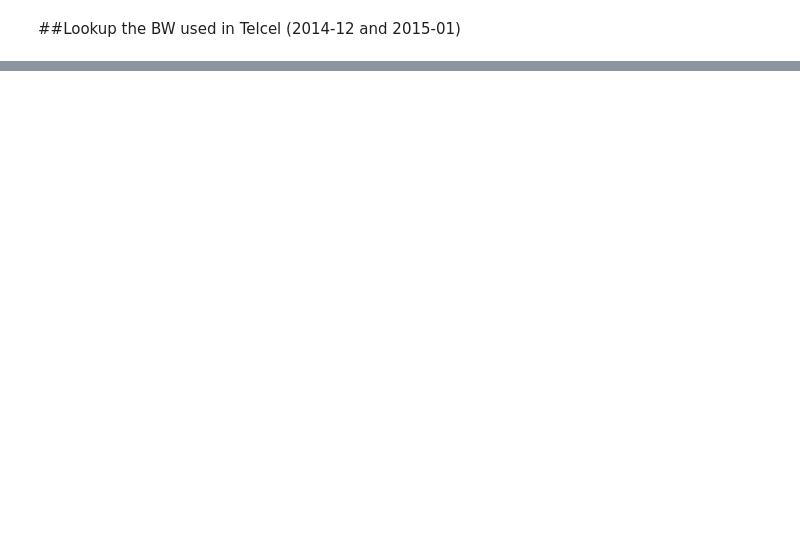
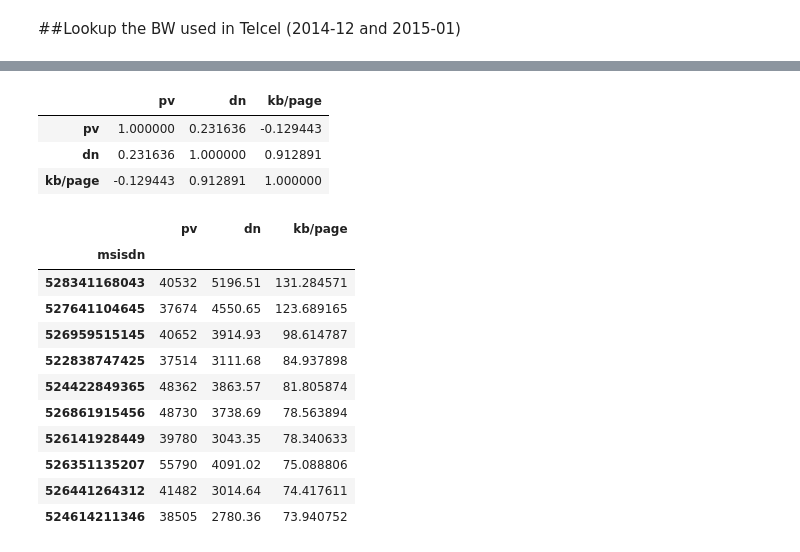
Before and after one commit to nicolasgo/_pmx, a Jupyter notebook: Fraud-analysis-MAU.ipynb, the cells around one changed output, grey strips where cells are left out. Saved outputs shown, nothing was run; the diff lists cells and outputs as text; code cells hidden in the pictures; blank space fills up the shorter version.

```diff
--- a/Fraud-analysis-MAU.ipynb
+++ b/Fraud-analysis-MAU.ipynb
@@ -187,0 +260,2 @@ sns.kdeplot(stats_per_msisdn.pv,shade=True)
+# %%
+df_fraud_list.reset_index(inplace=True)
@@ -187,0 +264,4 @@ sns.kdeplot(stats_per_msisdn.pv,shade=True)
+# %%
+df_fraud_list.msisdn = df_fraud_list['msisdn'].astype('int')
+df_fraud_list.set_index('msisdn',inplace=True)
+df_fraud_list.sort(['dn'],ascending=False).head()
@@ -187,0 +276,3 @@ sns.kdeplot(stats_per_msisdn.pv,shade=True)
+# %%
+report=top1000.merge(df_fraud_list,how='inner',right_index=True,left_index=True)[['pv','dn']].sort('pv',ascending=False)
+report.head()
@@ -187,0 +287,24 @@ sns.kdeplot(stats_per_msisdn.pv,shade=True)
+# %%
+report['kb/page']=1024*report.dn/report.pv
+# %%
+report.corr()
+# %% [output]
+|  | pv | dn | kb/page |
+| pv | 1.000000 | 0.231636 | -0.129443 |
+| dn | 0.231636 | 1.000000 | 0.912891 |
+| kb/page | -0.129443 | 0.912891 | 1.000000 |
+# %%
+report.sort('kb/page',ascending=False).head(10)
+# %% [output]
+|  | pv | dn | kb/page |
+| msisdn |  |  |  |
+| 528341168043 | 40532 | 5196.51 | 131.284571 |
+| 527641104645 | 37674 | 4550.65 | 123.689165 |
+| 526959515145 | 40652 | 3914.93 | 98.614787 |
+| 522838747425 | 37514 | 3111.68 | 84.937898 |
+| 524422849365 | 48362 | 3863.57 | 81.805874 |
+| 526861915456 | 48730 | 3738.69 | 78.563894 |
+| 526141928449 | 39780 | 3043.35 | 78.340633 |
+| 526351135207 | 55790 | 4091.02 | 75.088806 |
+| 526441264312 | 41482 | 3014.64 | 74.417611 |
+| 524614211346 | 38505 | 2780.36 | 73.940752 |
```
Also changed, not shown: parts of 23 cells of this notebook, 6 other files.
